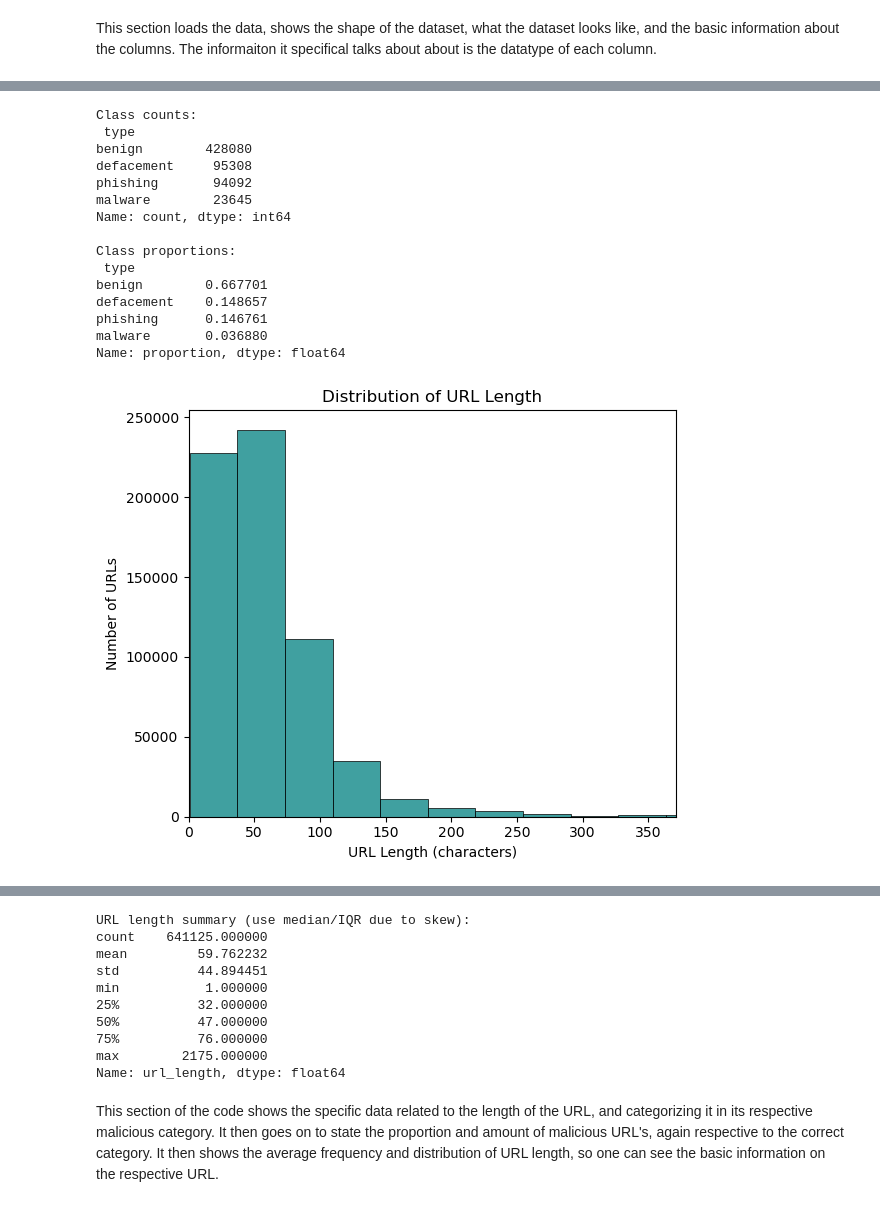
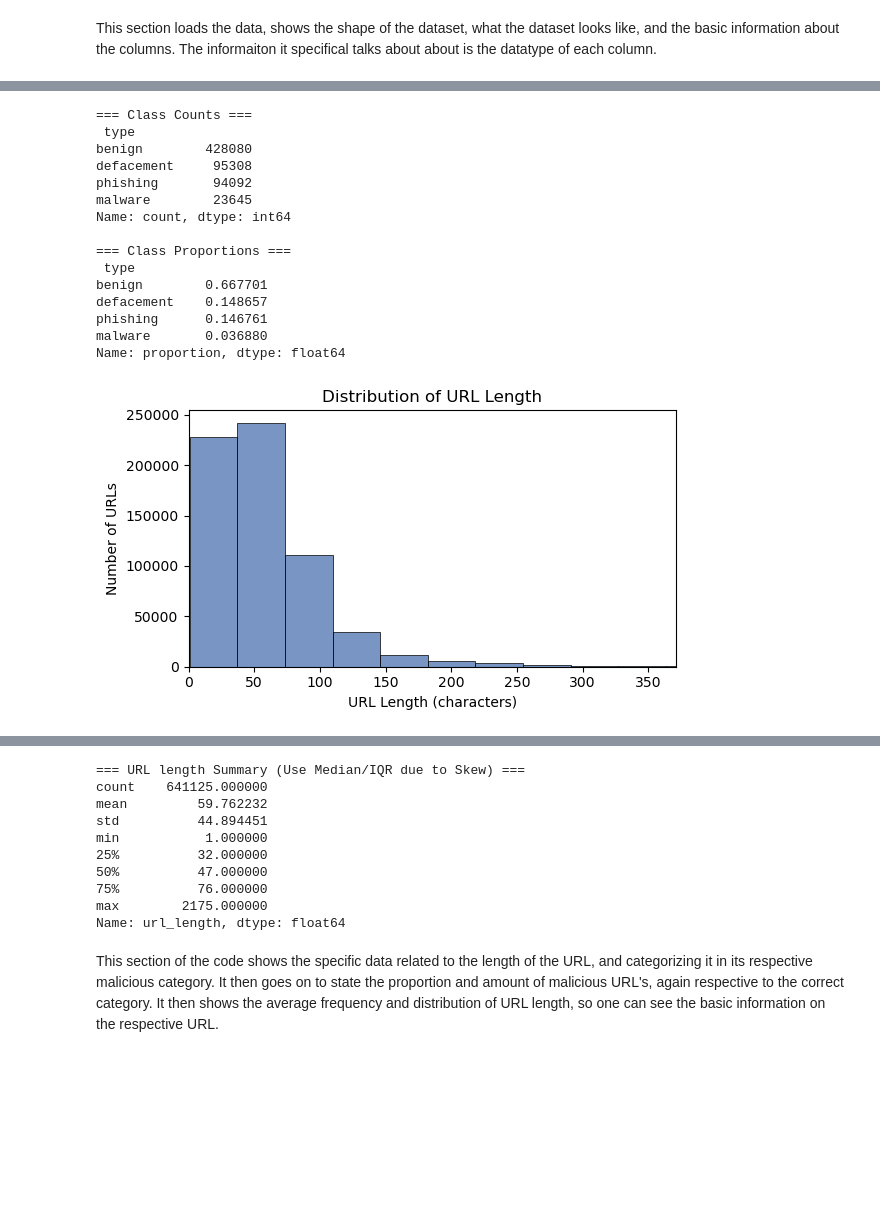
Before and after one commit to COGS108/Group132_WI26, a Jupyter notebook: 03-FinalProject.ipynb, the cells around one changed output, grey strips where cells are left out. Cells and saved outputs as stored; diff of their text form; code cells hidden in the pictures; blank space fills up the shorter version.

Commit message:
Cleaned all Graphs + Code Readability
Changed sizing and condensed/cleaned code throughout

```diff
--- a/03-FinalProject.ipynb
+++ b/03-FinalProject.ipynb
@@ -411,48 +410,49 @@ for container in ax.containers:
     ax.bar_label(container)
 plt.show()
 
-print("\nClass counts:\n", df["type"].value_counts())
-print("\nClass proportions:\n", df["type"].value_counts(normalize=True))
+print("=== Class Counts ===\n", df["type"].value_counts())
+print("\n=== Class Proportions ===\n", df["type"].value_counts(normalize=True))
+print("\n")
 
 # Univariate distributions for key features (skew/outliers)
 
 # URL length distribution
-plt.figure(figsize=(6, 5))
-sns.histplot(df["url_length"], bins=60, color='teal')
+plt.figure(figsize=(6, 3.5))
+sns.histplot(df["url_length"], bins=60, color=sns.color_palette("deep")[0])
 
 plt.xlim(0, df["url_length"].quantile(0.999))
 plt.title("Distribution of URL Length")
 plt.xlabel("URL Length (characters)")
 plt.ylabel("Number of URLs")
 plt.tight_layout()
 plt.show()
 
 # URL length distribution on log scale (helps visualize heavy tail)
-plt.figure(figsize=(6, 5))
-sns.histplot(np.log1p(df["url_length"]), bins=60, kde=True, color='teal')
+plt.figure(figsize=(6, 3.5))
+sns.histplot(np.log1p(df["url_length"]), bins=60, kde=True, color='green')
 plt.title("Distribution of log1p (URL Length)")
 plt.xlabel("log1p(URL Length)")
 plt.ylabel("Number of URLs")
 plt.tight_layout()
 plt.show()
 
-print("\nURL length summary (use median/IQR due to skew):")
+print("\n=== URL length Summary (Use Median/IQR due to Skew) ===")
 print(df["url_length"].describe())
 # %% [output]
 [figure]
-Class counts:
+=== Class Counts ===
  type
 benign        428080
 defacement     95308
 phishing       94092
 malware        23645
 Name: count, dtype: int64
 
-Class proportions:
+=== Class Proportions ===
  type
 benign        0.667701
 defacement    0.148657
 phishing      0.146761
 malware       0.036880
 Name: proportion, dtype: float64
-[figure, old version]
+[figure, new version]
@@ -460,4 +460,4 @@ Name: proportion, dtype: float64
-URL length summary (use median/IQR due to skew):
+=== URL length Summary (Use Median/IQR due to Skew) ===
 count    641125.000000
 mean         59.762232
 std          44.894451
```
Also changed, not shown: parts of 9 cells of this notebook.
